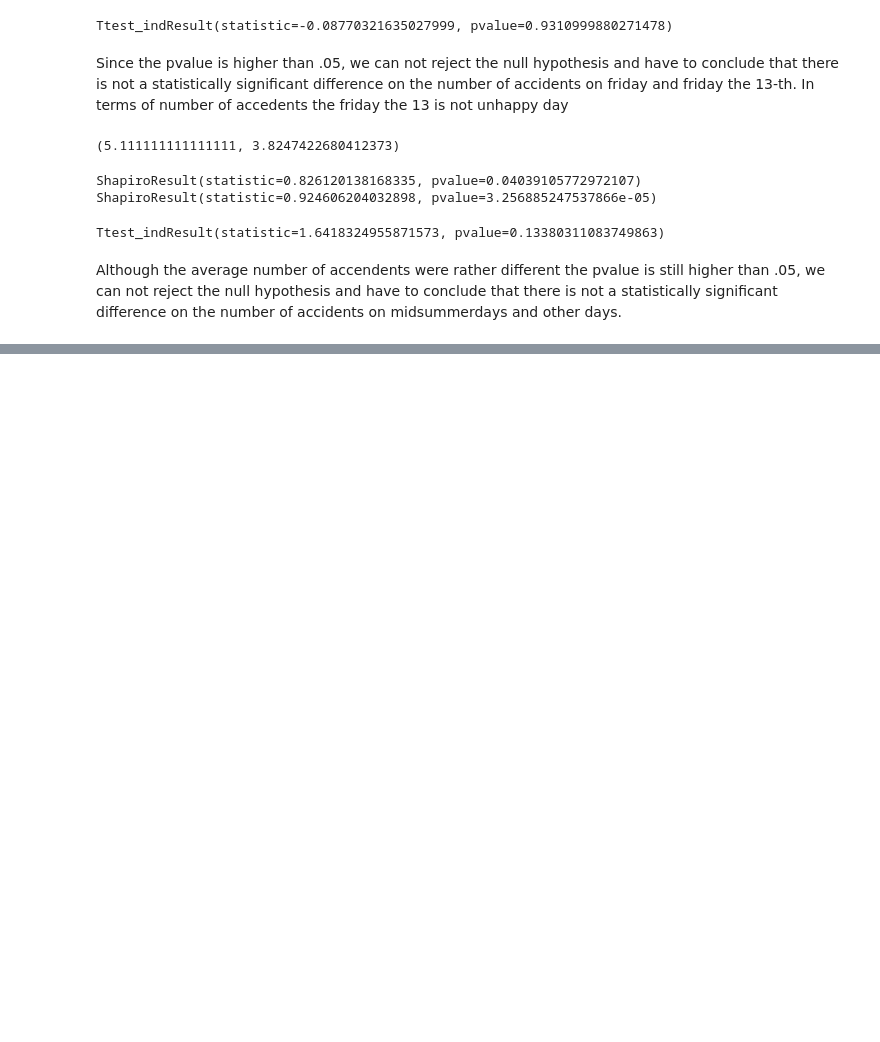
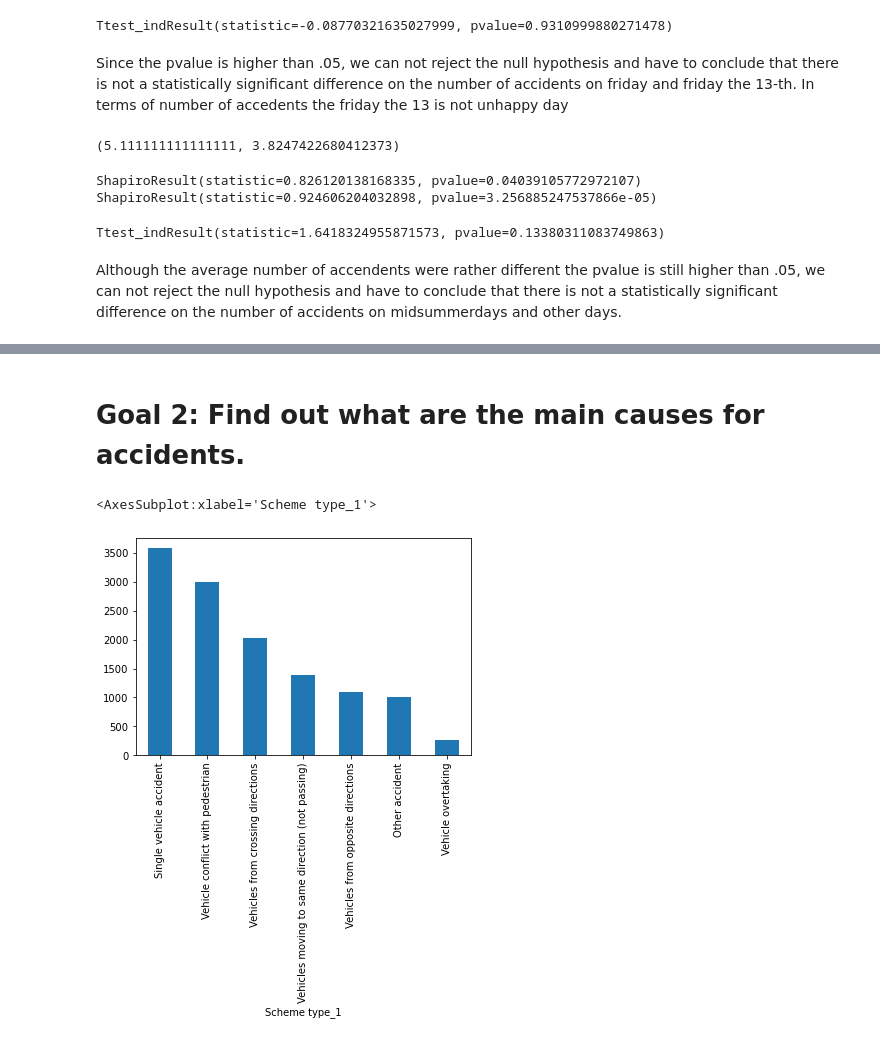
Before and after one commit to kalmerkaurson/IDS-2021-D6, a Jupyter notebook: Project_Goal1.ipynb, the cells around one changed output, grey strips where cells are left out. Cells and saved outputs as stored; diff of their text form; code cells hidden in the pictures; blank space fills up the shorter version.

Commit message:
Goal 2 started

```diff
--- a/Project_Goal1.ipynb
+++ b/Project_Goal1.ipynb
@@ -173,0 +227,7 @@ Although the average number of accendents were rather different the pvalue is st
+# %% [markdown]
+# Goal 2: Find out what are the main causes for accidents.
+# %%
+data.value_counts('Scheme type_1').plot(kind="bar")
+# %% [output]
+<AxesSubplot:xlabel='Scheme type_1'>
+[figure, added]
```
Also changed, not shown: parts of 6 cells of this notebook, 1 other file.
